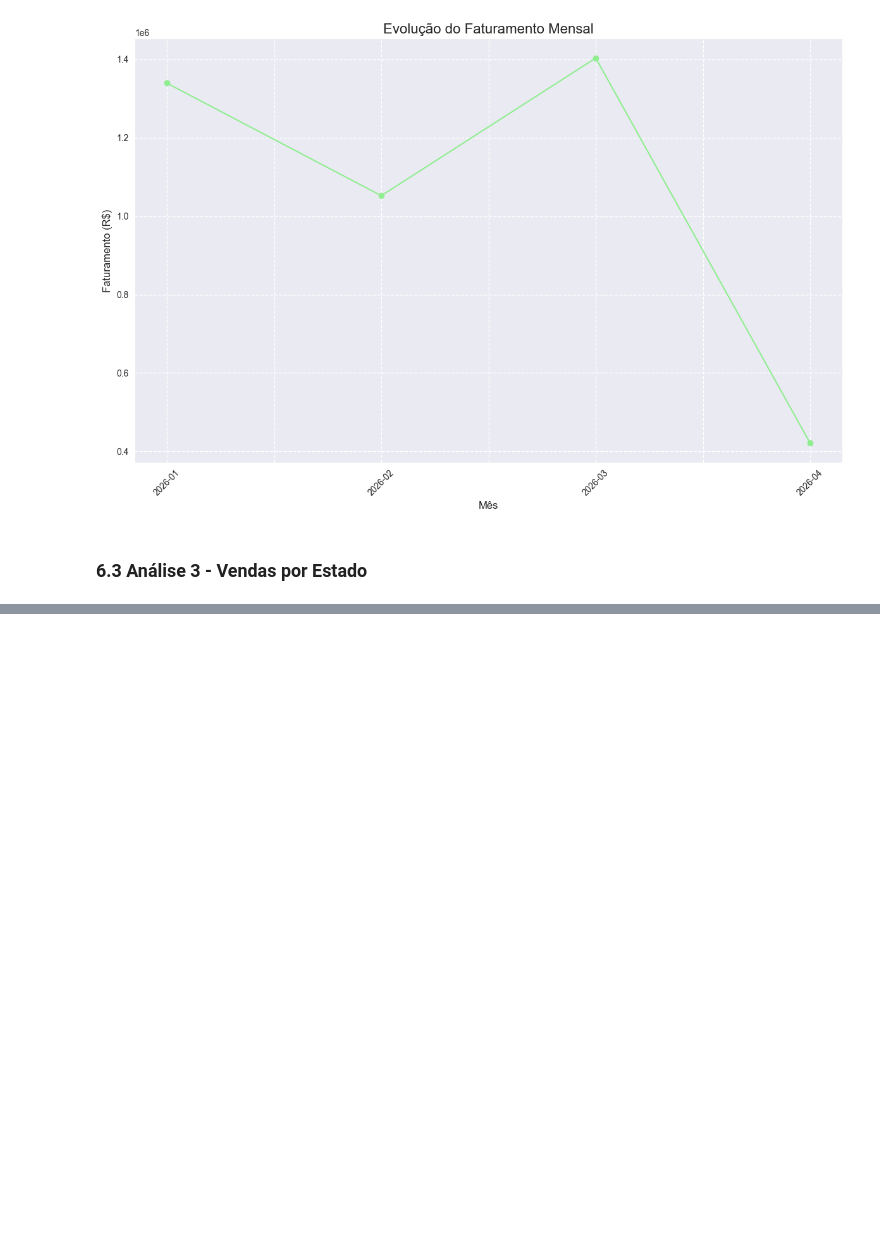
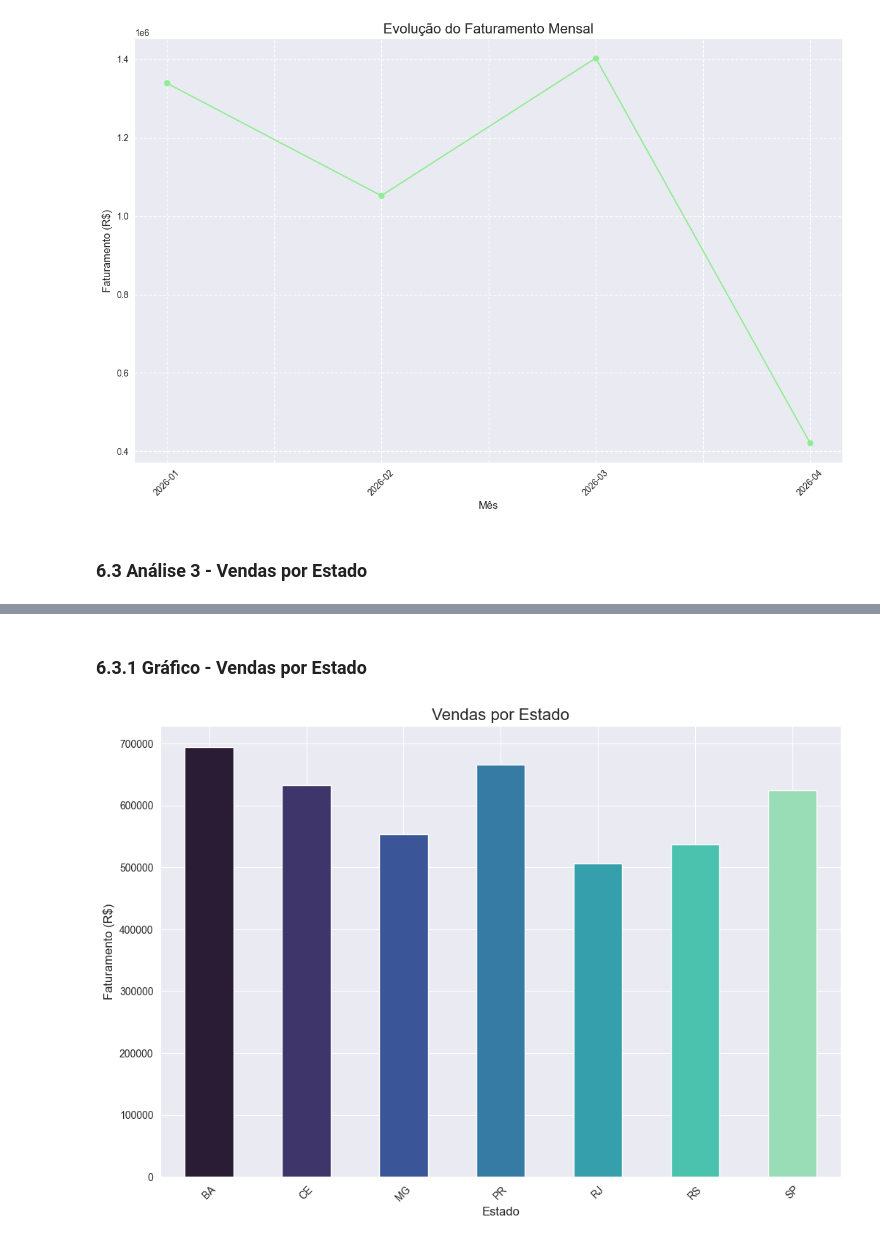
Before and after one commit to letambelli/dsa-python-fundamentos-da-linguagem-python-mini-projeto-1, a Jupyter notebook: main.ipynb, the cells around one changed output, grey strips where cells are left out. Cells and saved outputs as stored; diff of their text form; code cells hidden in the pictures; blank space fills up the shorter version.

```diff
--- a/main.ipynb
+++ b/main.ipynb
@@ -462,0 +472,2 @@ plt.show()
+# %%
+vendas_estado = df1.groupby("Estado")["Faturamento"].sum().sort_index()
@@ -462,0 +486,20 @@ plt.show()
+# %% [markdown]
+### 6.3.1 Gráfico - Vendas por Estado
+# %%
+plt.figure(figsize = (12,8))
+
+vendas_estado.plot(
+    kind = 'bar',
+    color = sns.color_palette("mako", n_colors = len(vendas_estado))
+)
+
+plt.title('Vendas por Estado', fontsize = 16)
+
+plt.xlabel('Estado', fontsize = 12)
+plt.ylabel('Faturamento (R$)', fontsize = 12)
+
+plt.xticks(rotation = 45)
+
+plt.show()
+# %% [output]
+[figure, added]
```
Also changed, not shown: parts of 2 cells of this notebook.
